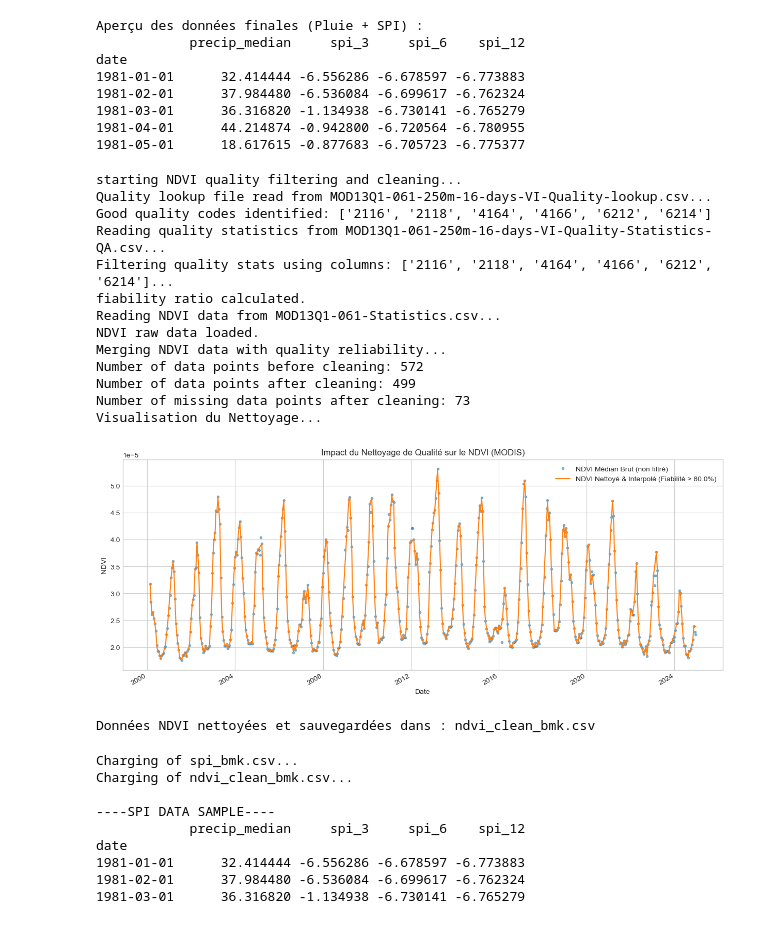
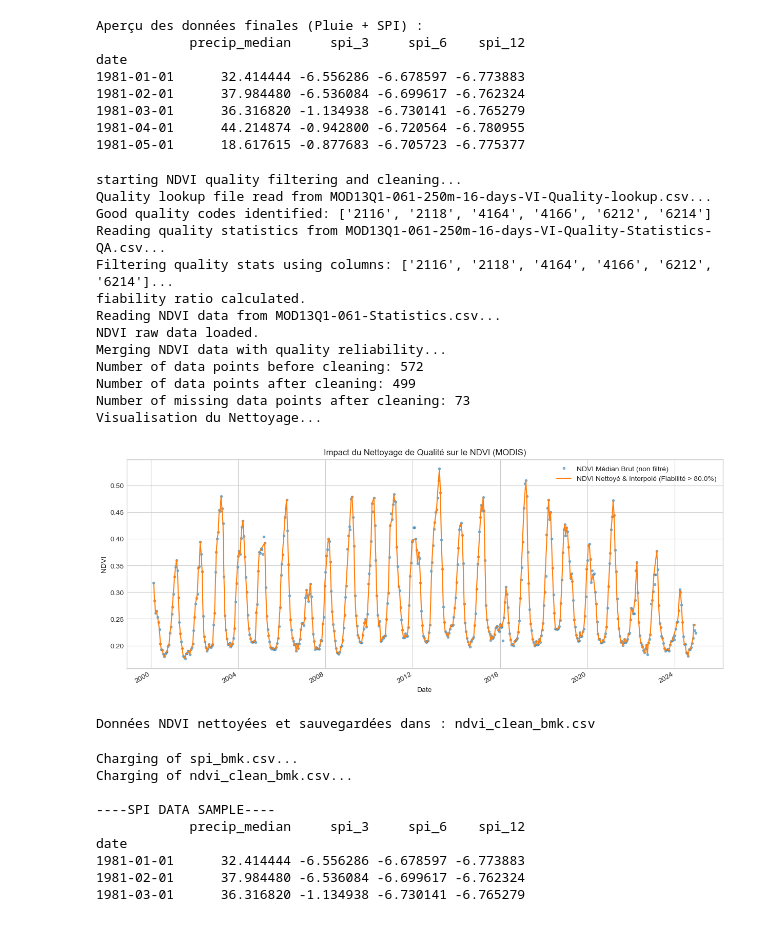
Before and after one commit to adam04-D/SPI-NDVI-Time-Series-Forecasting-with-an-MLP, a Jupyter notebook: main.ipynb, the cells around one changed output. Saved outputs shown, nothing was run; the diff lists cells and outputs as text; code cells hidden in the pictures.

```diff
--- a/main.ipynb
+++ b/main.ipynb
@@ -488,7 +493,7 @@ print("NDVI raw data loaded.")
 #---------Merge NDVI with quality reliability---------#
 print('Merging NDVI data with quality reliability...')
 df_merged = df_ndvi_raw.join(df_reliability)
-df_merged['ndvi_scaled'] = df_merged['ndvi_raw'] * 0.0001
+df_merged['ndvi_scaled'] = df_merged['ndvi_raw']
 
 df_merged['ndvi_clean'] = np.where(
     df_merged['reliability_ratio'] >= QUALITY_THRESHOLD,
@@ -511,34 +516,34 @@ df_merged['ndvi_final'] = df_merged['ndvi_final'].bfill().ffill()
 
 
 
 print("Visualisation du Nettoyage...")
 plt.figure(figsize=(15, 6))
 df_merged['ndvi_scaled'].plot(style='.', alpha=0.5, label='NDVI Médian Brut (non filtré)')
 df_merged['ndvi_final'].plot(style='-', label=f'NDVI Nettoyé & Interpolé (Fiabilité > {QUALITY_THRESHOLD*100}%)')
 plt.title('Impact du Nettoyage de Qualité sur le NDVI (MODIS)')
 plt.ylabel('NDVI')
 plt.legend()
 plt.show()
 
 # 6. Sauvegarder notre travail
 df_clean_to_save = df_merged[['ndvi_final']]
 df_clean_to_save.to_csv(NDVI_CLEAN_CSV)
 print(f"Données NDVI nettoyées et sauvegardées dans : {NDVI_CLEAN_CSV}")
 # %% [output]
 starting NDVI quality filtering and cleaning...
 Quality lookup file read from MOD13Q1-061-250m-16-days-VI-Quality-lookup.csv...
 Good quality codes identified: ['2116', '2118', '4164', '4166', '6212', '6214']
 Reading quality statistics from MOD13Q1-061-250m-16-days-VI-Quality-Statistics-QA.csv...
 Filtering quality stats using columns: ['2116', '2118', '4164', '4166', '6212', '6214']...
 fiability ratio calculated.
 Reading NDVI data from MOD13Q1-061-Statistics.csv...
 NDVI raw data loaded.
 Merging NDVI data with quality reliability...
 Number of data points before cleaning: 572
 Number of data points after cleaning: 499
 Number of missing data points after cleaning: 73
 Visualisation du Nettoyage...
-[figure, old version]
+[figure, new version]
 Données NDVI nettoyées et sauvegardées dans : ndvi_clean_bmk.csv
 # %%
 SPI_CSV_FILE = "spi_bmk.csv"
```
Also changed, not shown: parts of 18 cells of this notebook.
